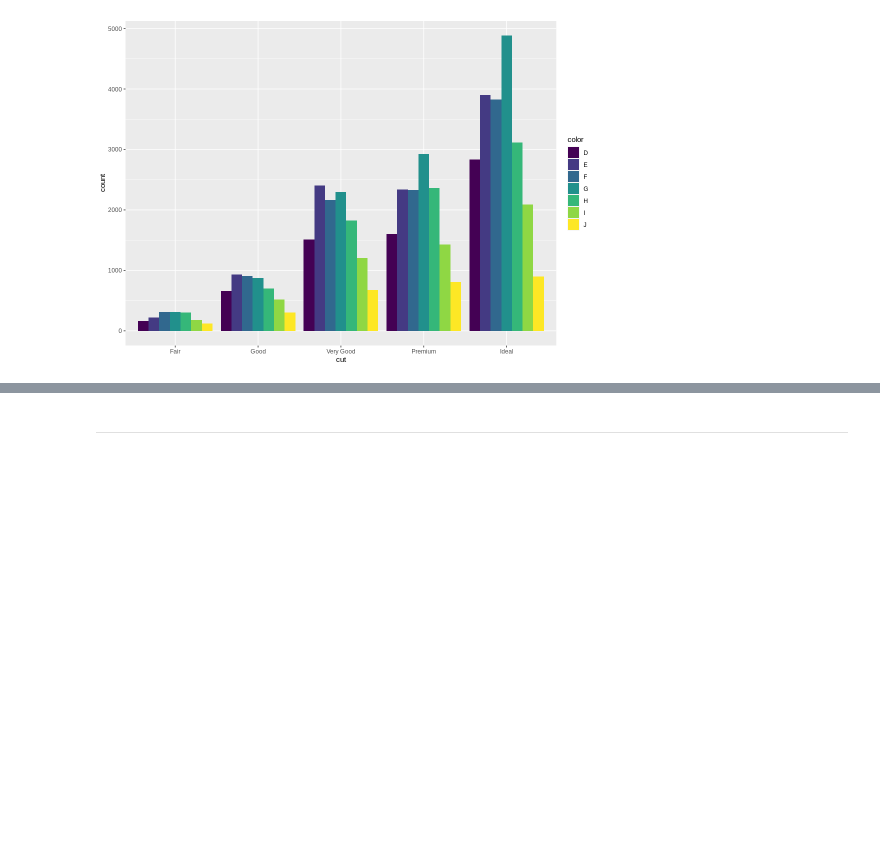
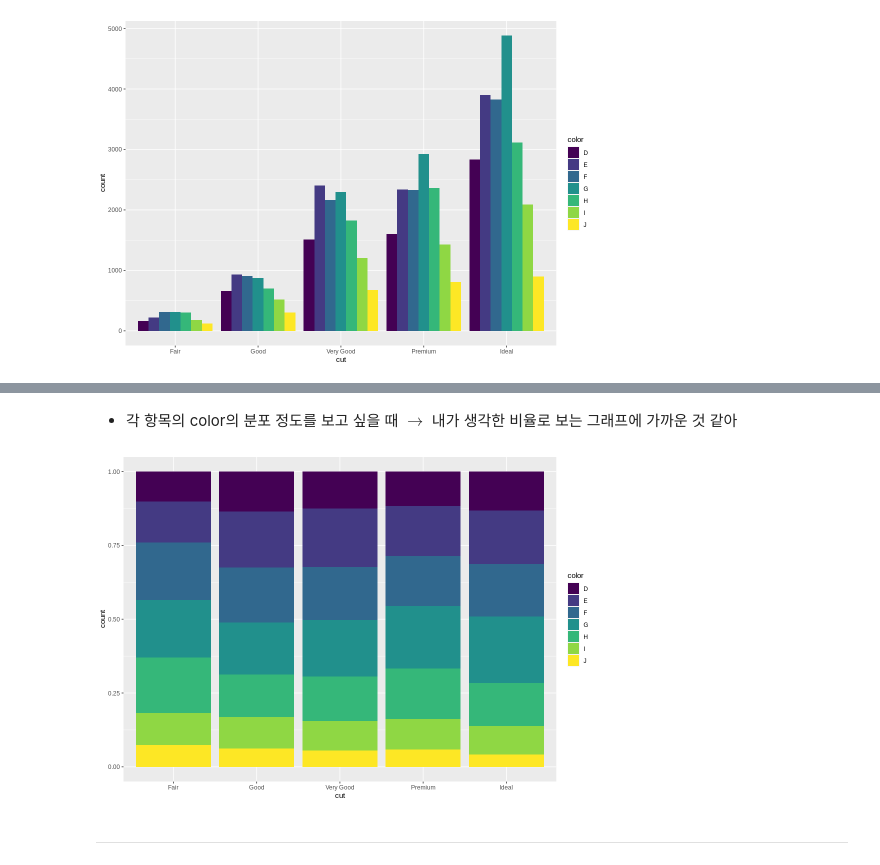
Before and after one commit to kimha02/ham, a Jupyter notebook: _notebooks/2021-08-30-R-1.ipynb, the cells around one changed output, grey strips where cells are left out. Drawn from its saved outputs; the diff is of its cells as text; code cells hidden in the pictures; blank space fills up the shorter version.

```diff
--- a/_notebooks/2021-08-30-R-1.ipynb
+++ b/_notebooks/2021-08-30-R-1.ipynb
@@ -221,3 +222,10 @@ geom_bar(mapping = aes(x = cut, y=..prop.., fill=color))         #좀 이상하
+# %% [markdown]
+- 각 항목의 color의 분포 정도를 보고 싶을 때 $\to$ 내가 생각한 비율로 보는 그래프에 가까운 것 같아
+# %%
+ggplot(dia) +
+  geom_bar(aes(x = cut, fill =color), position = "fill")
+# %% [output]
+[figure, added]
 # %% [markdown]
 -------
 # %% [markdown]
```
Also changed, not shown: parts of 7 cells of this notebook.
